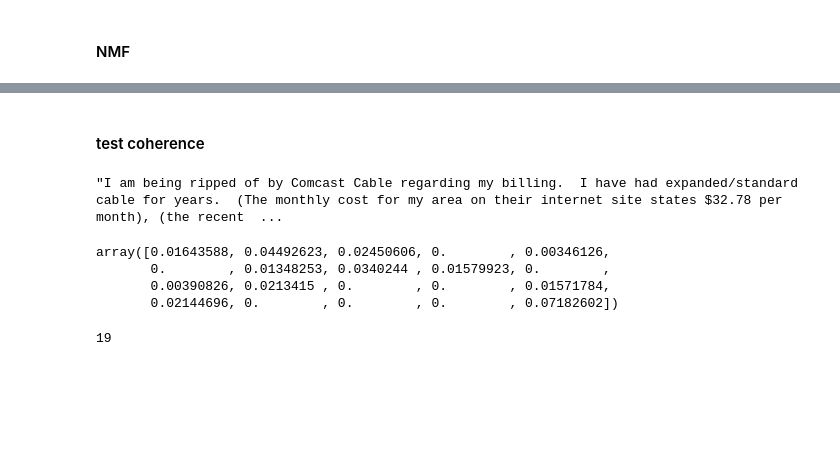
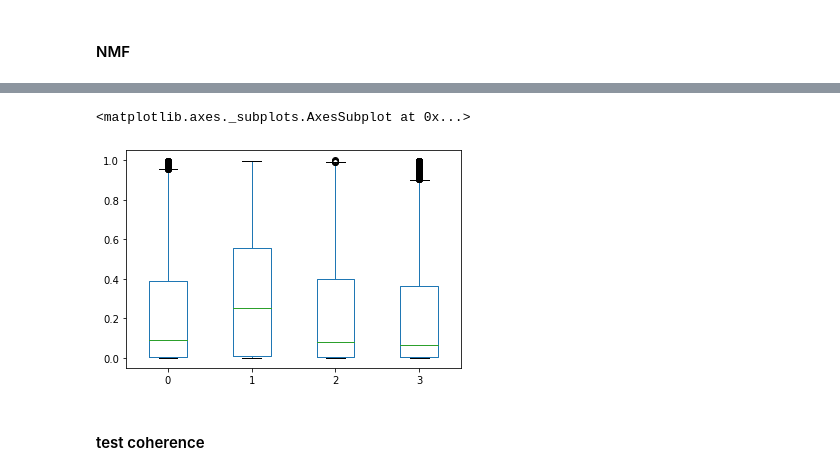
Before and after one commit to howewenann/nlp, a Jupyter notebook: notebooks/Topic_modeling.ipynb, the cells around one changed output, grey strips where cells are left out. Saved outputs shown, nothing was run; the diff lists cells and outputs as text; code cells hidden in the pictures; blank space fills up the shorter version.

Commit message:
Updated topic modeling notebooks

```diff
--- a/notebooks/Topic_modeling.ipynb
+++ b/notebooks/Topic_modeling.ipynb
@@ -79,0 +113,2 @@ dtm.shape
+# %%
+bow.fit(reviews['tokenized'])
@@ -79,0 +124,2 @@ dtm.shape
+# %%
+dtm_bow = bow.transform(reviews['tokenized'])
@@ -80,7 +130,7 @@ dtm.shape
 # %% [markdown]
 #### N topics
 # %%
-n_topics = 20
+n_topics = 4
 # %% [markdown]
 #### SVD
 # %%
@@ -200,0 +260,3 @@ Topic 19:
+# %%
+lda = LatentDirichletAllocation(n_components=n_topics, random_state=123)
+lda.fit(dtm_bow)
@@ -201,2 +335,8 @@ Topic 19:
+# %%
+# pd.DataFrame(nmf.transform(dtm)).apply(lambda x: x / x.sum(), axis=1).plot.box()
+pd.DataFrame(lda.transform(dtm_bow)).apply(lambda x: x / x.sum(), axis=1).plot.box()
+# %% [output]
+<matplotlib.axes._subplots.AxesSubplot at 0x...>
+[figure, added]
 # %% [markdown]
 #### test coherence
@@ -205,15 +342,0 @@ index = 5657
-# %%
-reviews.text[index]
-# %% [output]
-"I am being ripped of by Comcast Cable regarding my billing.  I have had expanded/standard cable for years.  (The monthly cost for my area on their internet site states $32.78 per month), (the recent  ...
-# %%
-nmf.transform(dtm)[index]
-# %% [output]
-array([0.01643588, 0.04492623, 0.02450606, 0.        , 0.00346126,
-       0.        , 0.01348253, 0.0340244 , 0.01579923, 0.        ,
-       0.00390826, 0.0213415 , 0.        , 0.        , 0.01571784,
-       0.02144696, 0.        , 0.        , 0.        , 0.07182602])
-# %%
-nmf.transform(dtm)[index].argmax()
-# %% [output]
-19
```
Also changed, not shown: parts of 77 cells of this notebook, 1 other file.
